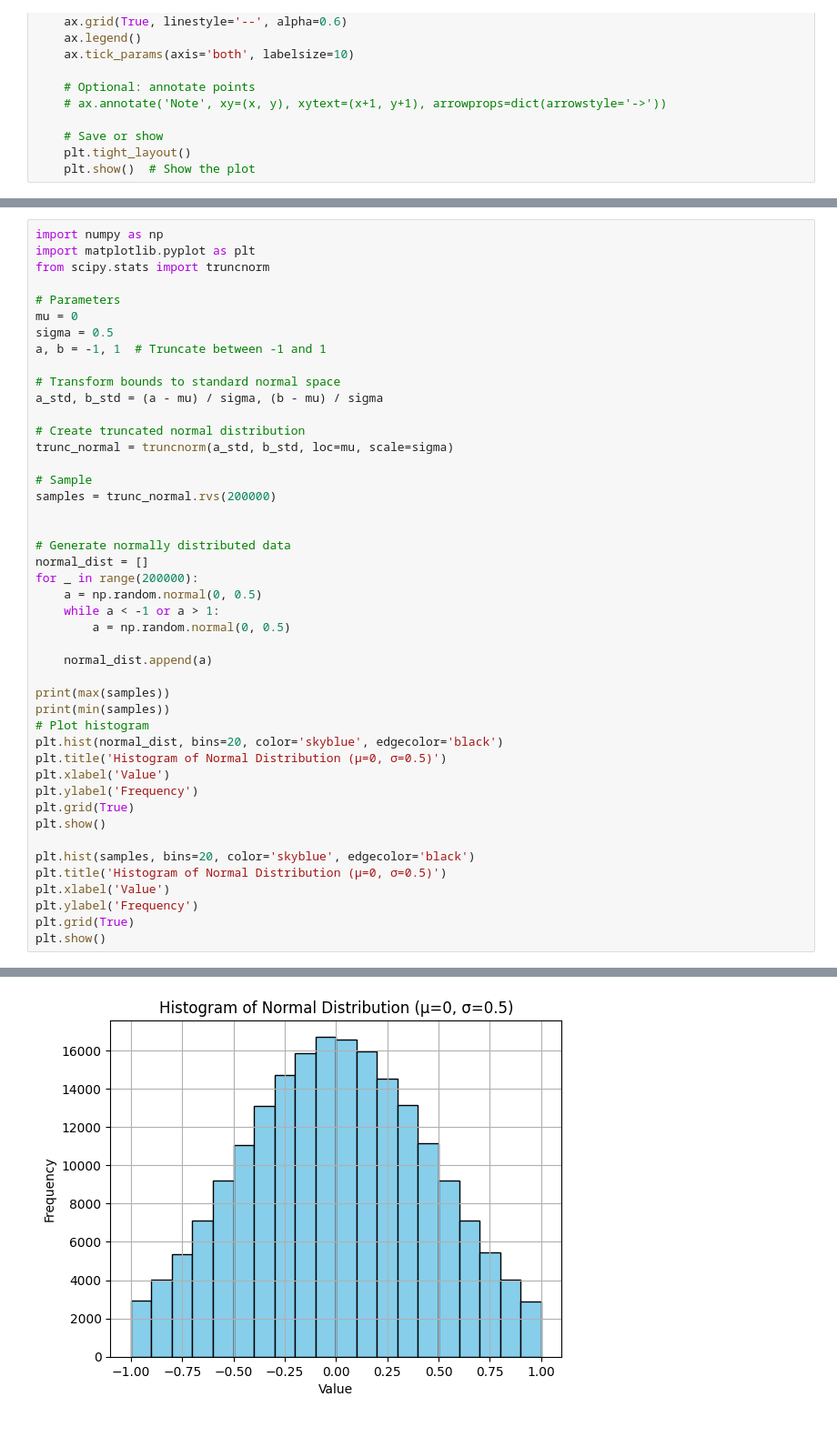
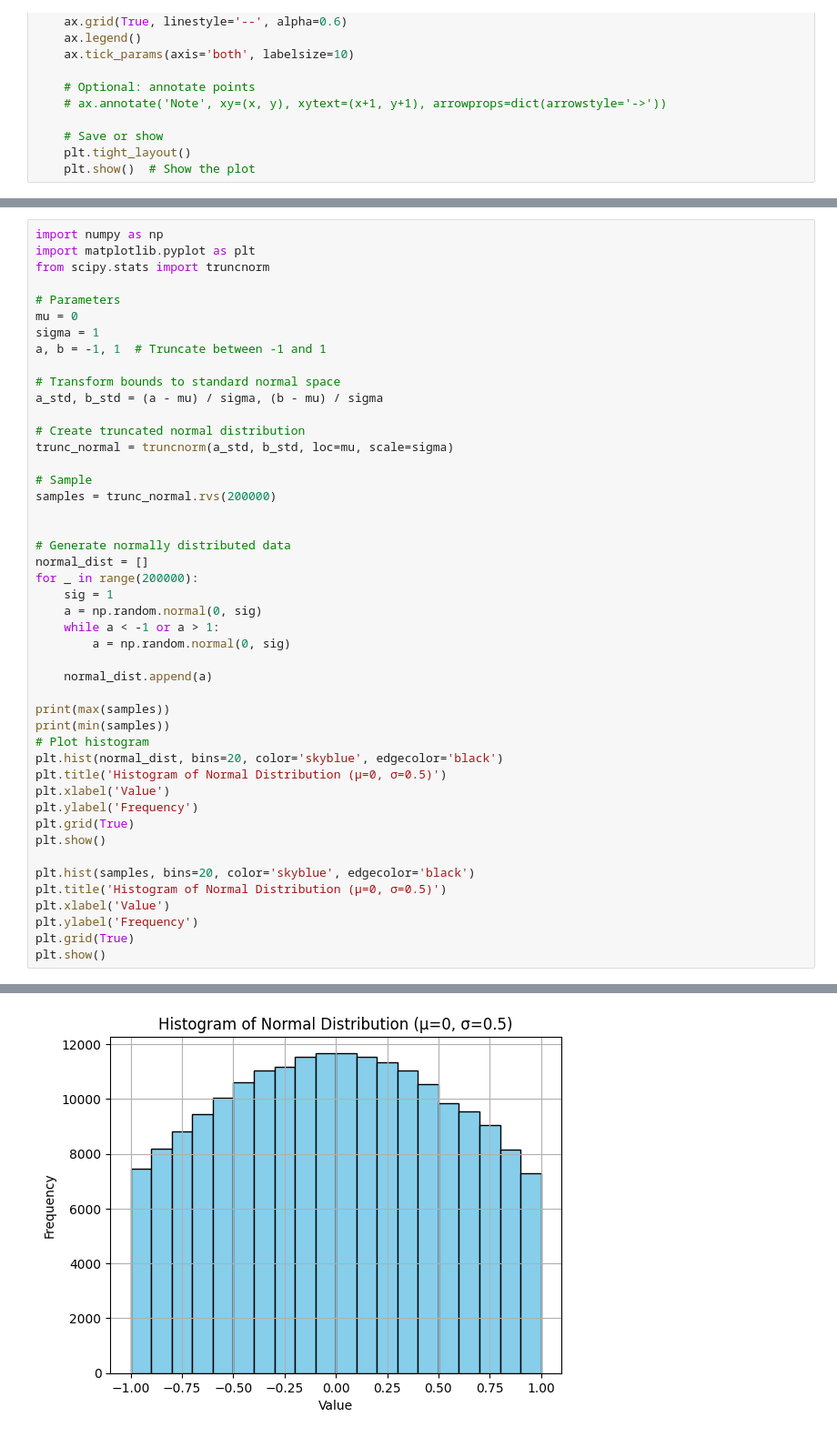
Before and after one commit to AlexandreMilharado/Robotics, a Jupyter notebook: Proj1/controllers/p1_util/notebook.ipynb, the cells around one changed output, grey strips where cells are left out. Shown at 91% size. Drawn from its saved outputs; the diff is of its cells as text.

```diff
--- a/Proj1/controllers/p1_util/notebook.ipynb
+++ b/Proj1/controllers/p1_util/notebook.ipynb
@@ -94,7 +96,7 @@ from scipy.stats import truncnorm
 
 # Parameters
 mu = 0
-sigma = 0.5
+sigma = 1
 a, b = -1, 1  # Truncate between -1 and 1
 
 # Transform bounds to standard normal space
@@ -110,9 +112,10 @@ samples = trunc_normal.rvs(200000)
 # Generate normally distributed data
 normal_dist = []
 for _ in range(200000):
-    a = np.random.normal(0, 0.5)
+    sig = 1
+    a = np.random.normal(0, sig)
     while a < -1 or a > 1:
-        a = np.random.normal(0, 0.5)
+        a = np.random.normal(0, sig)
 
     normal_dist.append(a)
 
@@ -138 +141 @@ plt.show()
-[figure, old version]
+[figure, new version]
```
Also changed, not shown: parts of 11 cells of this notebook, 21 other files.
